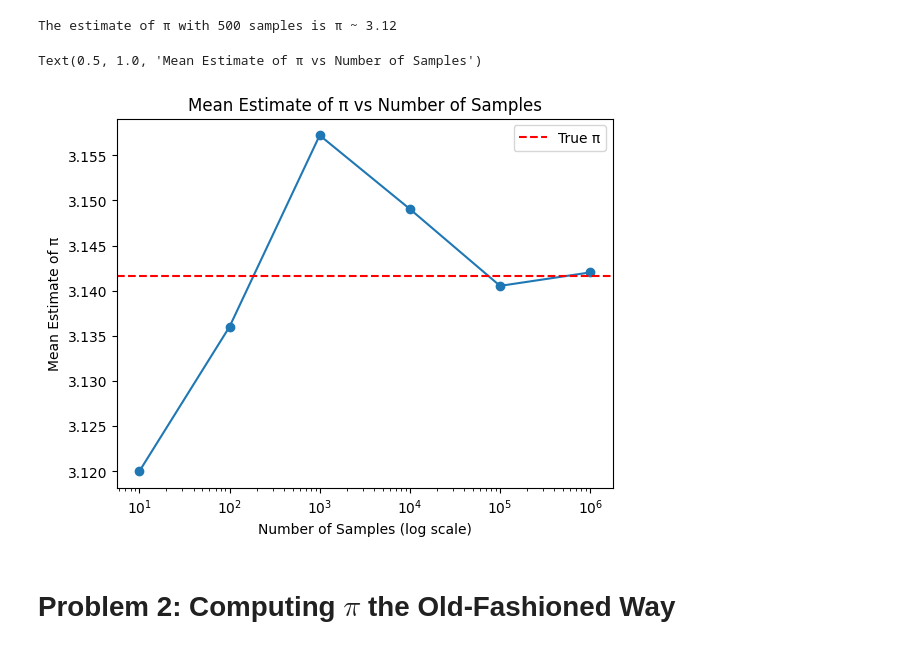
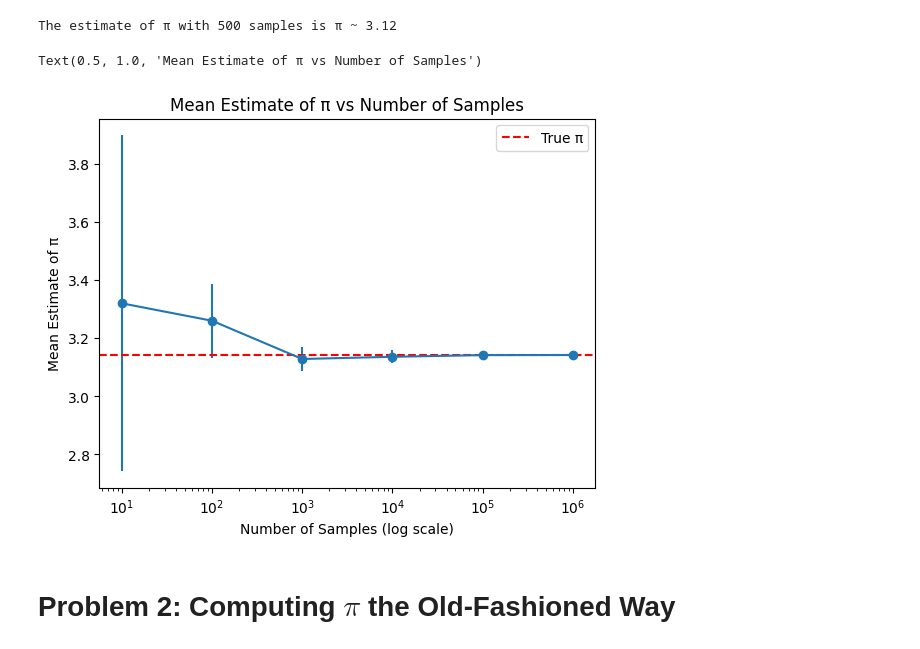
Before and after one commit to JacobGraham6489/physics-7321, a Jupyter notebook: Homeworks/HW1 Jacob Graham.ipynb, the cells around one changed output. Saved outputs shown, nothing was run; the diff lists cells and outputs as text; code cells hidden in the pictures.

```diff
--- a/Homeworks/HW1 Jacob Graham.ipynb
+++ b/Homeworks/HW1 Jacob Graham.ipynb
@@ -23,30 +24,36 @@ print(f"The estimate of π with {N} samples is π ~ {estimate_pi(N)}")
 # %% [output]
 The estimate of π with 500 samples is π ~ 3.12
 # %%
-#1.3 (plot mean estimate of π vs number of samples)
+#1.3 (plot mean estimate of π vs number of samples with error bars)
 sample_arr = np.array([10, 100, 1000, 10000, 100000, 1000000]) # array of sample sizes
 trials = 10 # number of trials for each sample size
 
 def pi_estimate_arr(N, trials): # function to get array of pi estimates for given N and number of trials
     pi_list = []
     for i in range(trials):
         pi_list.append(estimate_pi(N)) # append pi estimate to pi_list
-    return np.array(pi_list) # convert list to numpy array and return it
+    return np.array(pi_list) # convert list to array and return it
 
 pi_mean_list = []
 for N in sample_arr:
     pi_mean = np.mean(pi_estimate_arr(N, trials)) # calculate mean of pi estimates for current sample size
     pi_mean_list.append(pi_mean) # append mean to pi_mean_list
 pi_mean_arr = np.array(pi_mean_list) # convert list of means to array
 
-plt.plot(sample_arr, pi_mean_arr, '-o') # plot of mean estimates with points connected by lines
+pi_std_list = []
+for N in sample_arr:
+    pi_std = np.std(pi_estimate_arr(N, trials)) # calculate standard deviation of pi estimates for current sample size
+    pi_std_list.append(pi_std) # append standard deviation to pi_std_list
+pi_std_arr = np.array(pi_std_list) # convert list of standard deviations to array
+
+plt.errorbar(sample_arr, pi_mean_arr, yerr=pi_std_arr, fmt='-o') # plot of means with points connected by lines with error bars = ± 1 std
 plt.xscale('log') # set x-axis to logarithmic scale
 plt.yscale('linear') # set y-axis to linear scale
 plt.axhline(y=np.pi, color='r', linestyle='--', label='True π') # horizontal line for true value of pi
 plt.legend()
 plt.xlabel('Number of Samples (log scale)')
 plt.ylabel('Mean Estimate of π')
 plt.title('Mean Estimate of π vs Number of Samples')
 # %% [output]
 Text(0.5, 1.0, 'Mean Estimate of π vs Number of Samples')
-[figure, old version]
+[figure, new version]
```
Also changed, not shown: parts of 6 cells of this notebook.
